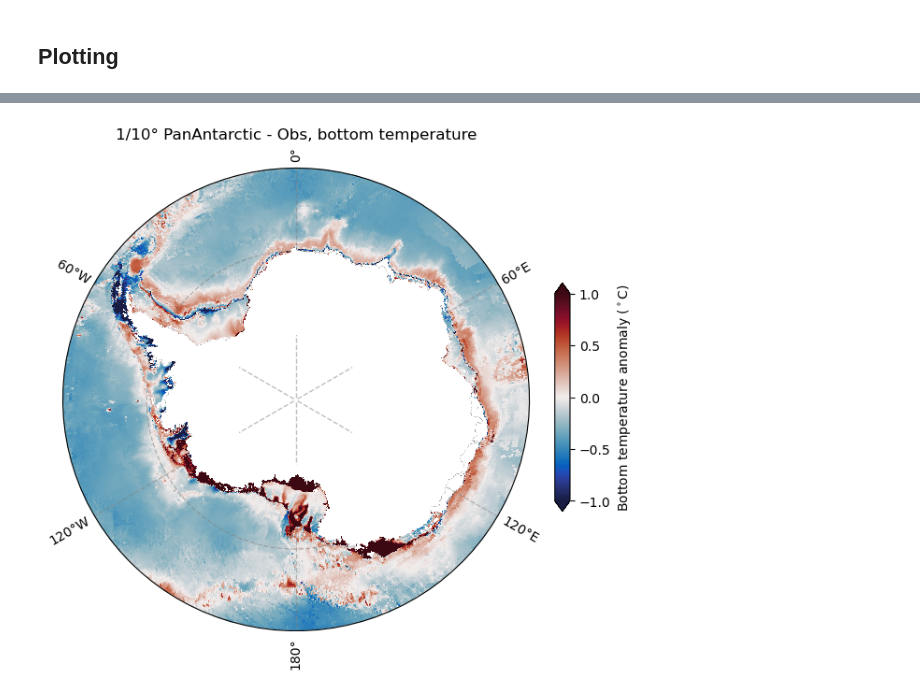
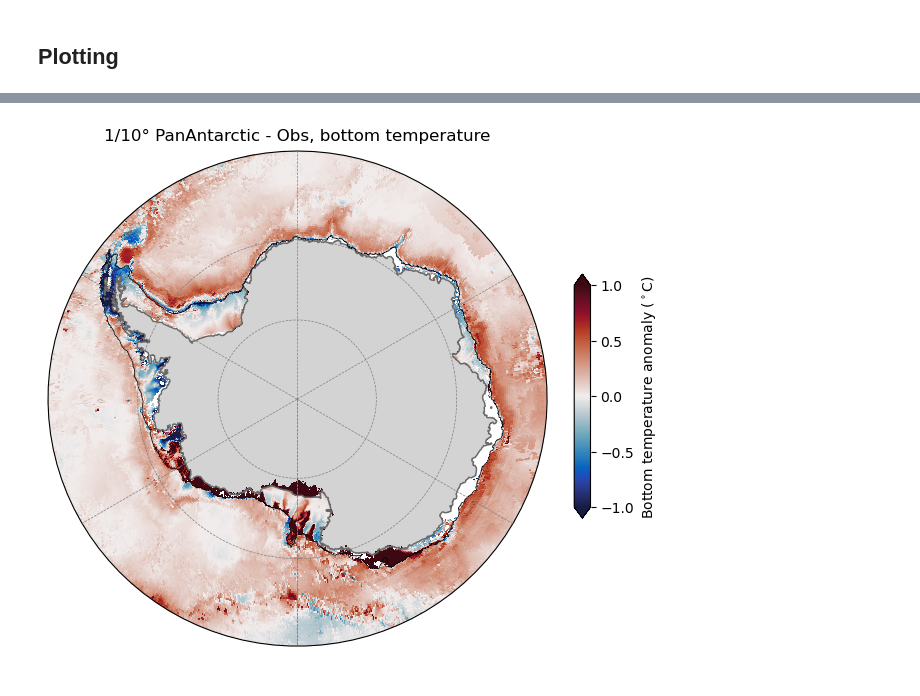
Before and after one commit to adele-morrison/panan-meltwater, a Jupyter notebook: notebooks/model_validation/Temp_Obs_Pan01.ipynb, the cells around one changed output, grey strips where cells are left out. Drawn from its saved outputs; the diff is of its cells as text; code cells hidden in the pictures.

Commit message:
corrected tob model validation plot

```diff
--- a/notebooks/model_validation/Temp_Obs_Pan01.ipynb
+++ b/notebooks/model_validation/Temp_Obs_Pan01.ipynb
@@ -353,2 +398,5 @@ def shelf_mask_isobath(var, model_dict):
 # %% [markdown]
 ## Plotting
+# %%
+anomaly_deep = xr.open_dataset('/g/data/x77/kc5856/thesis_model_validation/control_obs_tob_deep_anomaly.nc',decode_times=False).to_array()
+anomaly_shelf = xr.open_dataset('/g/data/x77/kc5856/thesis_model_validation/control_obs_tob_shelf_anomaly.nc',decode_times=False).to_array()
@@ -380,21 +451,23 @@ circle = mpath.Path(verts * radius + center)
 ax.set_boundary(circle, transform=ax.transAxes)
 
 # Filled land
-land.plot.contourf(ax=ax, colors='white',
+land.plot.contourf(ax=ax, colors='lightgrey',
                    zorder=3,
                    transform=ccrs.PlateCarree(),
                    add_colorbar=False)
 
-# Coast line
-ax.contour(land_mask.cf['X'], land_mask.cf['Y'], land_mask,
-           levels = [0, 1], colors = 'dimgrey',linewidths=0.5, transform = ccrs.PlateCarree())
-# Shelf contour
-ax.contour(shelf_mask['xh'], shelf_mask['yh'], shelf_mask,
-           levels = [0, 1], colors = 'k', linewidths=0.1,transform = ccrs.PlateCarree())
-
+# Add a light grey circle patch to get last bit of land
+circle_patch = mpatches.Circle(
+    (0, 0),  # center at South Pole in projection coordinates
+    radius=1000000,  # adjust radius until circle ends around -80° latitude
+    facecolor='lightgrey',
+    edgecolor=None,
+    zorder=2,
+    transform=ccrs.SouthPolarStereo()
+)
+ax.add_patch(circle_patch)
 
 #Plotting
-
 anomaly_deep.plot(
     x="lon",
     y="lat",
@@ -407,38 +480,51 @@ anomaly_deep.plot(
     zorder= 1
 )
 
 # White shelf mask in between
 shelf_mask.where(shelf_mask == 1).plot(
     x="xh",
     y="yh",
     transform=ccrs.PlateCarree(),
     add_colorbar=False,
     cmap="gray",  # black=0, white=1
     vmin=0, vmax=1,
 )
 
 
 anomaly_shelf.plot(
     x="lon",
     y="lat",
     transform=ccrs.PlateCarree(),
     vmin=-1,
     vmax=1,
     extend="both",
     cmap=cm.cm.balance, #cm ocean colour maps for more options, matplotlib has more also.
     cbar_kwargs={"label": "Bottom temperature anomaly ($^\circ$C)", "fraction": 0.03, "aspect": 15, "shrink": 0.7},
     zorder= 4
 )
 
+# Longitudes
+for lon in range(-180, 181, 60):
+    ax.plot([lon, lon], [-90, -59],
+            transform=ccrs.PlateCarree(),
+            color="gray", linestyle="--", linewidth=0.5, zorder=20)
 
-# Adding polar axes
-ax.gridlines(crs=ccrs.PlateCarree(), draw_labels=True, linewidth=1,
-                    xlocs=range(-180,171,60), ylocs=[],
-                    color='gray', alpha=0.5, linestyle='--', zorder=10)
-ax.gridlines(crs=ccrs.PlateCarree(), draw_labels=False, linewidth=1,
-                    xlocs=[], ylocs=(-80,-70,-55),
-                    color='gray', alpha=0.5, linestyle='--', zorder=10)
+# Latitudes
+for lat in (-80, -70, -55):
+    lons = np.linspace(-280, 80, 400)
+    ax.plot(lons, [lat]*len(lons),
+            transform=ccrs.PlateCarree(),
+            color="gray", linestyle="--", linewidth=0.5, zorder=20)
+
+
+# Coast line
+ax.contour(land_mask.cf['X'], land_mask.cf['Y'], land_mask,
+           levels = [0, 1], colors = 'dimgrey',linewidths=1, transform = ccrs.PlateCarree(), zorder=15)
+# Shelf contour
+ax.contour(shelf_mask['xh'], shelf_mask['yh'], shelf_mask,
+           levels = [0, 1], colors = 'k', linewidths=0.5,transform = ccrs.PlateCarree(), zorder=15)
+
 
 plt.title("1/10° PanAntarctic - Obs, bottom temperature");
 # %% [output]
-[figure, old version]
+[figure, new version]
```
Also changed, not shown: parts of 28 cells of this notebook.
